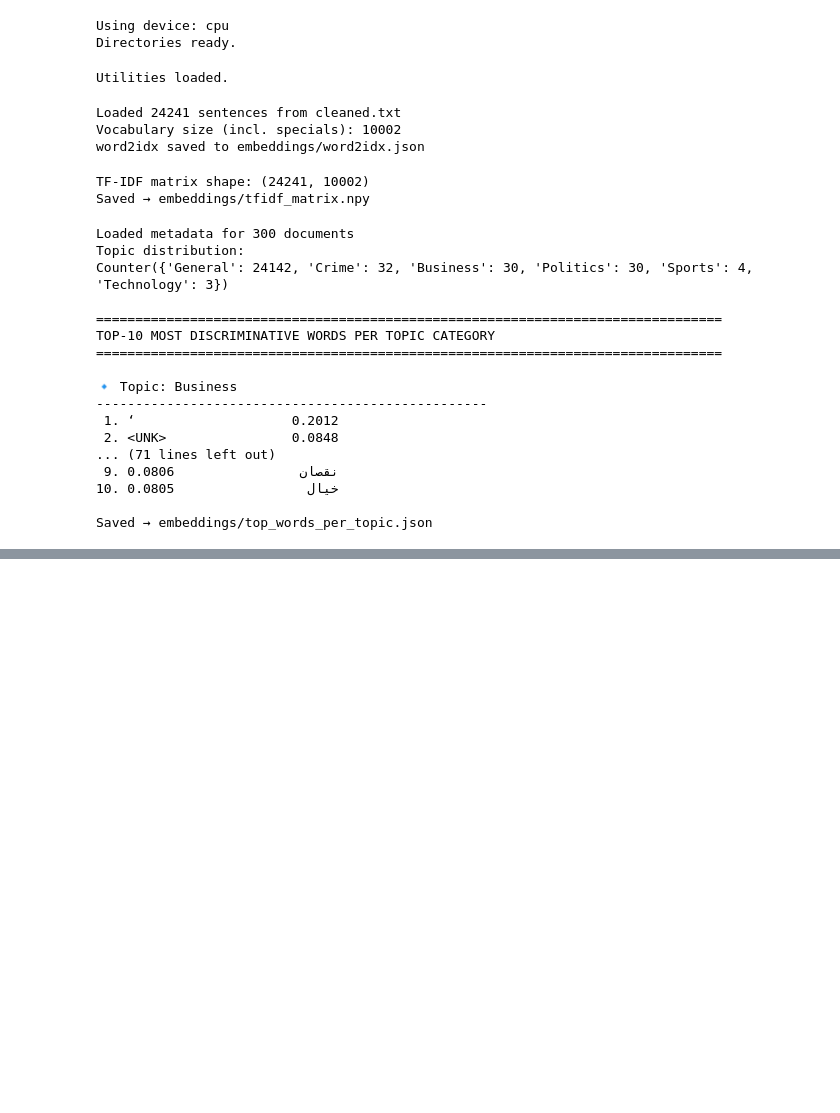
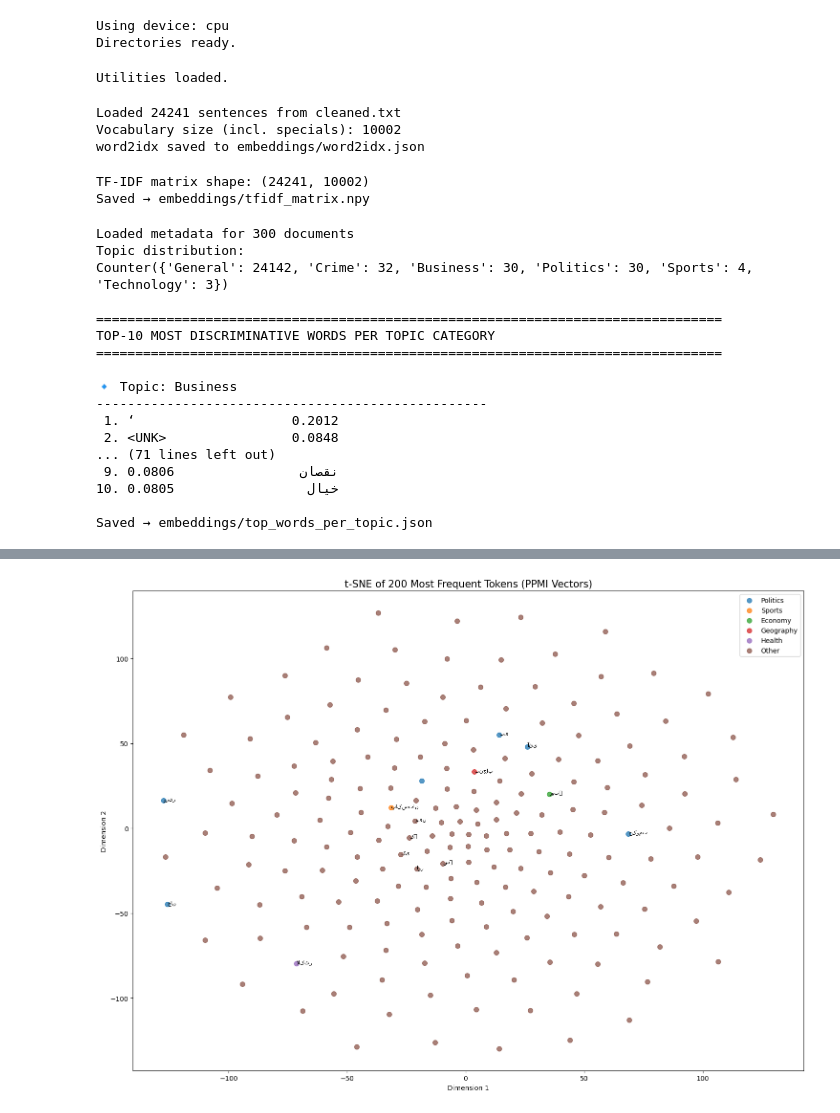
Before and after one commit to aneeqahabib/i23-2631-NLP-Assignment2, a Jupyter notebook: i23-2631_Assignment2_DS_B.ipynb, the cells around one changed output, grey strips where cells are left out. Cells and saved outputs as stored; diff of their text form; code cells hidden in the pictures; blank space fills up the shorter version.

```diff
--- a/i23-2631_Assignment2_DS_B.ipynb
+++ b/i23-2631_Assignment2_DS_B.ipynb
@@ -301,0 +377,13 @@ Saved → embeddings/top_words_per_topic.json
+# %%
+# STEP 3 — t-SNE VISUALISATION OF 200 MOST FREQUENT WORDS
+
+print('\nRunning t-SNE...')
+
+# Top 200 frequent words
+top_words = [
+    w for w, _ in freq_counter.most_common(300)
+    if w in word2idx and w not in ('<PAD>', '<UNK>')
+][:200]
+
+top_ids   = [word2idx[w] for w in top_words]
+top_vecs  = ppmi[top_ids]
@@ -301,0 +392,86 @@ Saved → embeddings/top_words_per_topic.json
+# %%
+# Semantic categories for Urdu news corpus
+
+SEMANTIC_GROUPS = {
+    'Politics': [
+        'حکومت','وزیراعظم','وزیر','پارلیمان','پی','ٹی','آئی',
+        'عمران','خان','فوج','الیکشن','سیاسی'
+    ],
+
+    'Sports': [
+        'کرکٹ','میچ','ٹیم','کھلاڑی','وکٹ','رن','پاکستان'
+    ],
+
+    'Economy': [
+        'روپے','معیشت','بینک','قیمت','حصص','کمپنی','سرمایہ'
+    ],
+
+    'Geography': [
+        'پاکستان','لاہور','کراچی','اسلام','آباد','پنجاب','بلوچستان'
+    ],
+
+    'Health': [
+        'ہسپتال','صحت','مریض','ویکسین','ڈاکٹر'
+    ]
+}
+
+
+def get_category(word):
+    for cat, words in SEMANTIC_GROUPS.items():
+        if word in words:
+            return cat
+    return 'Other'
+
+
+labels = [get_category(w) for w in top_words]
+
+# Run TSNE
+tsne = TSNE(
+    n_components=2,
+    random_state=SEED,
+    perplexity=30,
+    max_iter=1000
+)
+
+coords = tsne.fit_transform(top_vecs)
+
+
+# Plot
+all_cats = list(SEMANTIC_GROUPS.keys()) + ['Other']
+colors   = plt.cm.tab10.colors
+cat2col  = {cat: colors[i] for i, cat in enumerate(all_cats)}
+
+plt.figure(figsize=(15, 11))
+
+for cat in all_cats:
+
+    idxs = [i for i, lab in enumerate(labels) if lab == cat]
+
+    plt.scatter(
+        coords[idxs, 0],
+        coords[idxs, 1],
+        label=cat,
+        alpha=0.75,
+        s=50
+    )
+
+    # annotate only first 5 words
+    for i in idxs[:5]:
+        plt.annotate(
+            top_words[i],
+            (coords[i,0], coords[i,1]),
+            fontsize=8
+        )
+
+plt.title('t-SNE of 200 Most Frequent Tokens (PPMI Vectors)', fontsize=15)
+plt.xlabel('Dimension 1')
+plt.ylabel('Dimension 2')
+plt.legend()
+plt.tight_layout()
+
+plt.savefig('embeddings/tsne_ppmi.png', dpi=150)
+plt.show()
+
+print('Saved → embeddings/tsne_ppmi.png')
+# %% [output]
+[figure, added]
```
Also changed, not shown: parts of 18 cells of this notebook.
